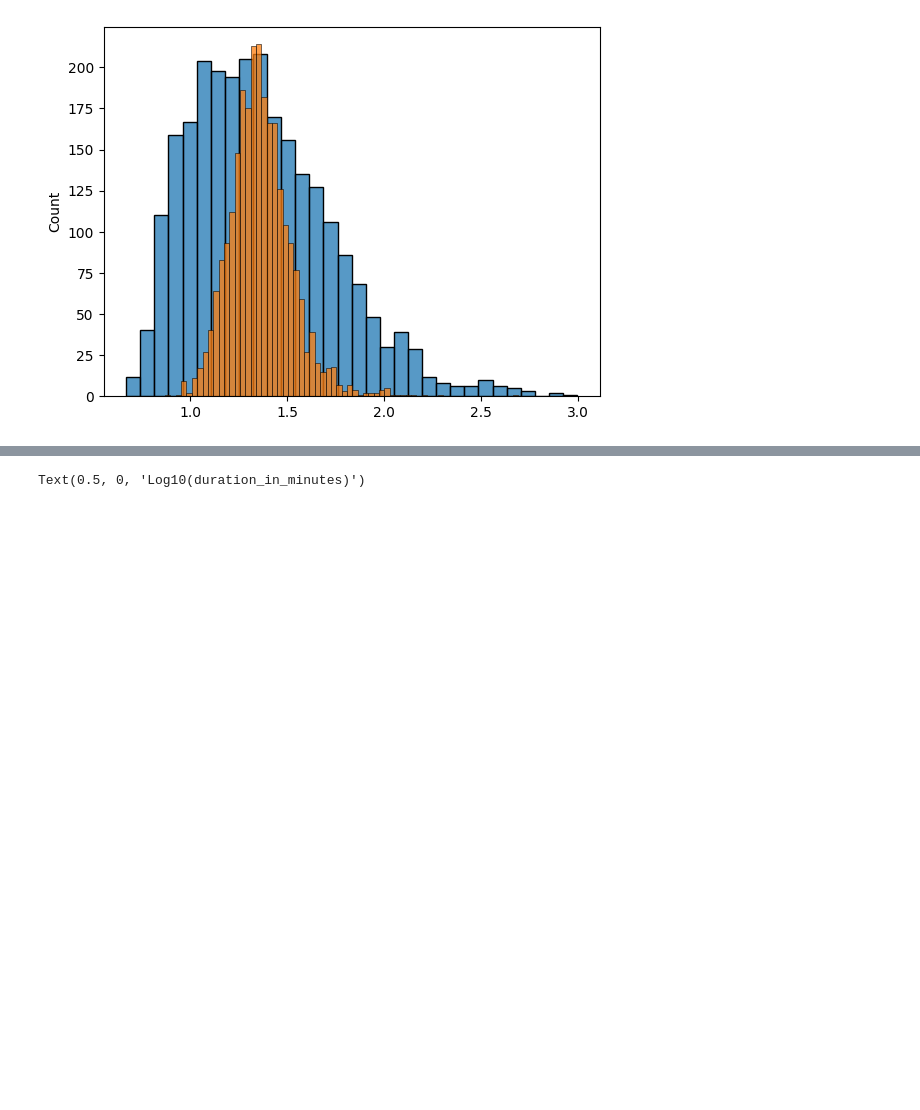
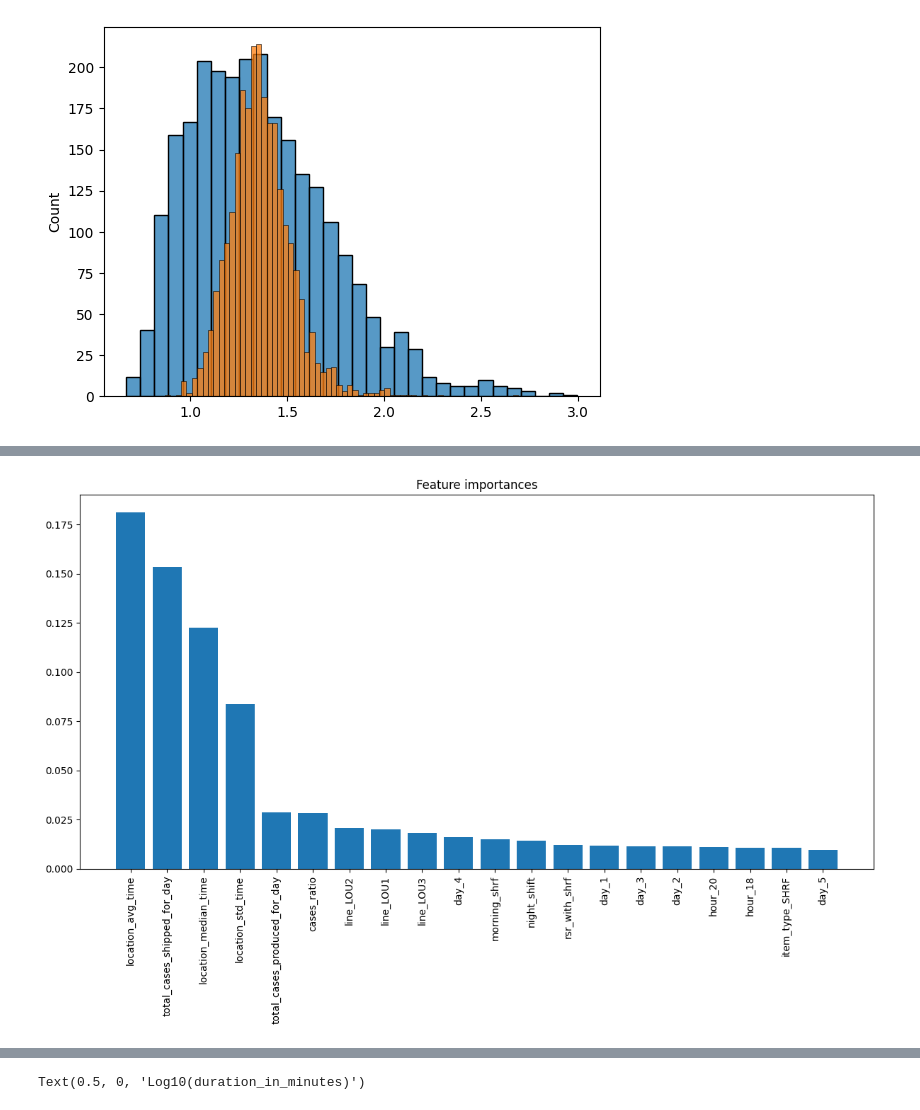
Before and after one commit to dandrew-nbl/autocall-retrieval-predictor, a Jupyter notebook: data_prep.ipynb, the cells around one changed output, grey strips where cells are left out. Saved outputs shown, nothing was run; the diff lists cells and outputs as text; code cells hidden in the pictures; blank space fills up the shorter version.

```diff
--- a/data_prep.ipynb
+++ b/data_prep.ipynb
@@ -482,8 +482,9 @@ def prepare_X(df):
     columns_to_drop = ['line_LOU5', 'item_type_LABL', 'storage_location_type_SSR']
     df = df.drop([x for x in columns_to_drop if x in df.columns], axis=1)
 
+    feature_names = list(df.columns)
     X = df.values
-    return X
+    return X, feature_names
 # %%
 def train_linear_regression(X, y):
     ones = np.ones(X.shape[0])
@@ -624,0 +600,73 @@ RF Validation RMSE: 0.1713
+# %%
+from sklearn.ensemble import RandomForestRegressor
+from sklearn.metrics import mean_squared_error
+import numpy as np
+
+# Prepare data
+X_train, feature_names = prepare_X(df_train)
+X_val, _ = prepare_X(df_val)
+
+# 1. Hyperparameter tuning
+from sklearn.model_selection import RandomizedSearchCV
+
+param_dist = {
+    'n_estimators': [50, 100, 200],
+    'max_depth': [None, 10, 20, 30],
+    'min_samples_split': [2, 5, 10],
+    'min_samples_leaf': [1, 2, 4]
+}
+
+rf = RandomForestRegressor(random_state=42)
+random_search = RandomizedSearchCV(rf, param_distributions=param_dist,
+                                  n_iter=10, cv=3, scoring='neg_mean_squared_error',
+                                  random_state=42)
+random_search.fit(X_train, y_train)
+
+# Get the best model
+best_rf = random_search.best_estimator_
+print(f"Best parameters: {random_search.best_params_}")
+
+# 2. Make predictions with the tuned model
+y_train_pred_rf = best_rf.predict(X_train)
+y_val_pred_rf = best_rf.predict(X_val)
+
+# Calculate RMSE
+train_rmse_rf = np.sqrt(mean_squared_error(y_train, y_train_pred_rf))
+val_rmse_rf = np.sqrt(mean_squared_error(y_val, y_val_pred_rf))
+
+print(f"Tuned RF Training RMSE: {train_rmse_rf:.4f}")
+print(f"Tuned RF Validation RMSE: {val_rmse_rf:.4f}")
+
+# 3. Feature importance analysis
+importances = best_rf.feature_importances_
+# Get feature names - adjust this depending on how you access column names
+#feature_names = X_train.columns if hasattr(X_train, 'columns') else [f"feature_{i}" for i in range(X_train.shape[1])]
+indices = np.argsort(importances)[::-1]
+
+# Print direct feature importances
+for i, (name, importance) in enumerate(zip(feature_names, importances)):
+    if i < 20:  # Just print the first 20
+        print(f"{i+1}. {name}: {importance:.4f}")
+
+# Print the feature ranking
+print("Feature ranking:")
+for f in range(min(20, X_train.shape[1])):
+    if f < len(indices):
+        feature_idx = indices[f]
+        if feature_idx < len(feature_names):
+            feature_name = feature_names[feature_idx]
+            importance = importances[feature_idx]
+            print(f"{f+1}. {feature_name} ({importance:.4f})")
+
+# 4. Plot feature importances (optional)
+plt.figure(figsize=(12, 8))
+plt.title("Feature importances")
+plt.bar(range(min(20, X_train.shape[1])),
+        [importances[i] for i in indices[:20]],
+        align="center")
+plt.xticks(range(min(20, X_train.shape[1])),
+           [feature_names[i] for i in indices[:20]],
+           rotation=90)
+plt.tight_layout()
+plt.show()
+# %% [output]
@@ -625,3 +690,4 @@ RF Validation RMSE: 0.1713
+[figure, added]
 # %%
 sns.histplot(y_train, label='target')
 sns.histplot(y_train_pred_rf, label='prediction')
```
Also changed, not shown: parts of 8 cells of this notebook.
